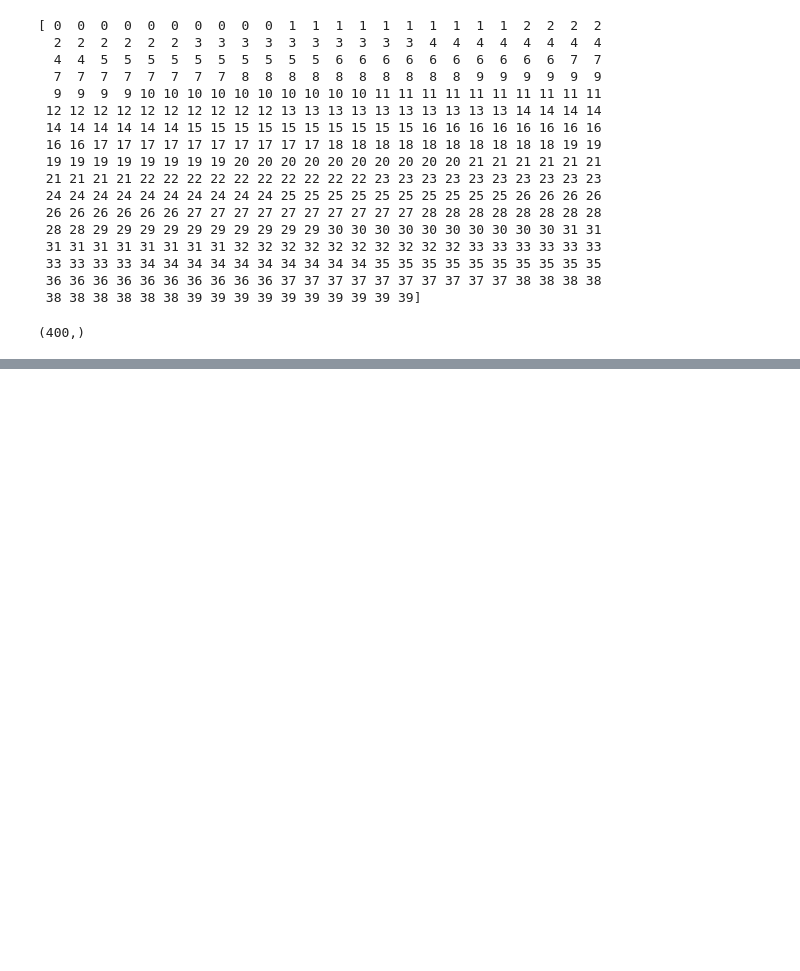
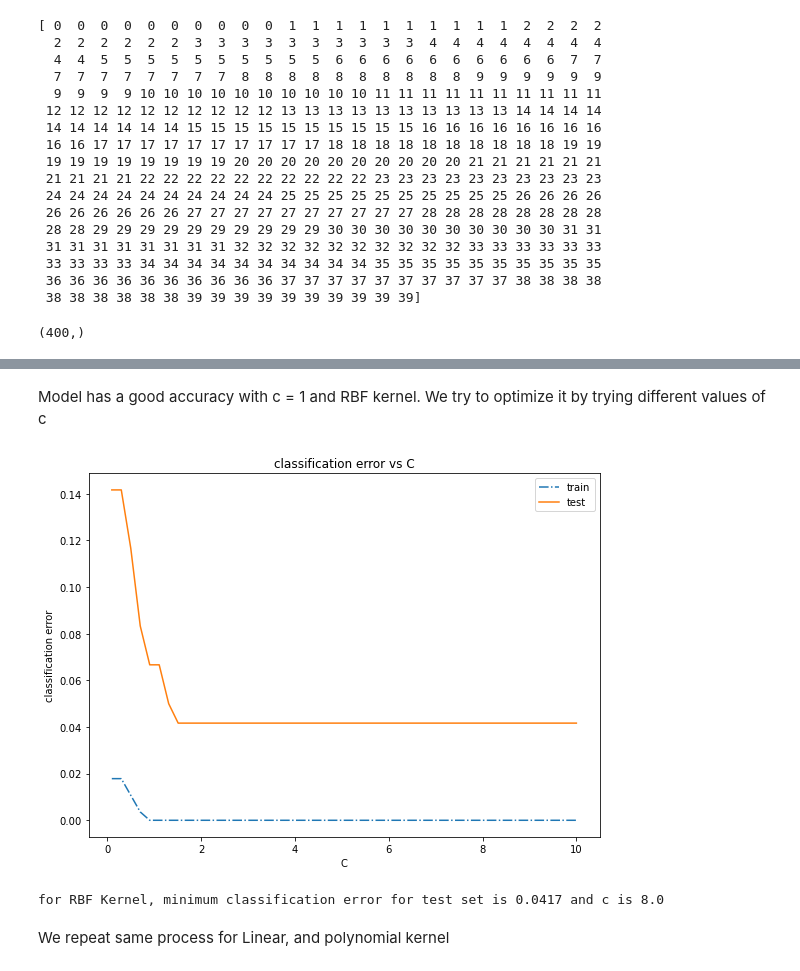
Before and after one commit to Okezzi/SVM-and-RF-on-MNIST-Dataset, a Jupyter notebook: code.ipynb, the cells around one changed output, grey strips where cells are left out. Cells and saved outputs as stored; diff of their text form; code cells hidden in the pictures; blank space fills up the shorter version.

```diff
--- a/code.ipynb
+++ b/code.ipynb
@@ -82,0 +213,39 @@ faces.target.shape
+# %% [markdown]
+Model has a good accuracy with c = 1 and  RBF kernel. We try to optimize it by trying different values of c
+# %%
+# lets create and empty list to store our classification error values for differeent c values
+
+list_train =  [] # this will contain list of classification errors for training set
+list_test = [] # this will contain list of classification errors for test set
+
+c_range = np.linspace(0.1,10,50)
+for c in c_range :
+    svm = SVC(C=c, kernel='rbf')
+    svm.fit(X_train,y_train)
+    y_pred_train = svm.predict(X_train)
+    y_pred_test = svm.predict(X_test)
+    list_train.append (1 - svm.score(X_train,y_train))
+    list_test.append (1 - svm.score(X_test,y_test))
+# %%
+fig,axes = plt.subplots(1,1,figsize = (8,6))
+# when p =1
+axes.plot(c_range,list_train,'-.',label = 'train')
+axes.plot(c_range,list_test, label = 'test')
+
+axes.set_xlabel('C')
+axes.set_ylabel('classification error')
+axes.set_title('classification error vs C')
+axes.legend()
+plt.tight_layout()
+# %% [output]
+[figure, added]
+# %%
+# we find the exact value of the minimum classification error for test set and the corrsponding c value
+min_error1 = min(list_test)
+c_val1 = list_test.index(min_error1) + 1
+
+print('for RBF Kernel, minimum classification error for test set is %.4f and c is %.1f'%(min_error1,c_val1))
+# %% [output]
+for RBF Kernel, minimum classification error for test set is 0.0417 and c is 8.0
+# %% [markdown]
+We repeat same process for Linear, and polynomial kernel
```
Also changed, not shown: parts of 20 cells of this notebook.
